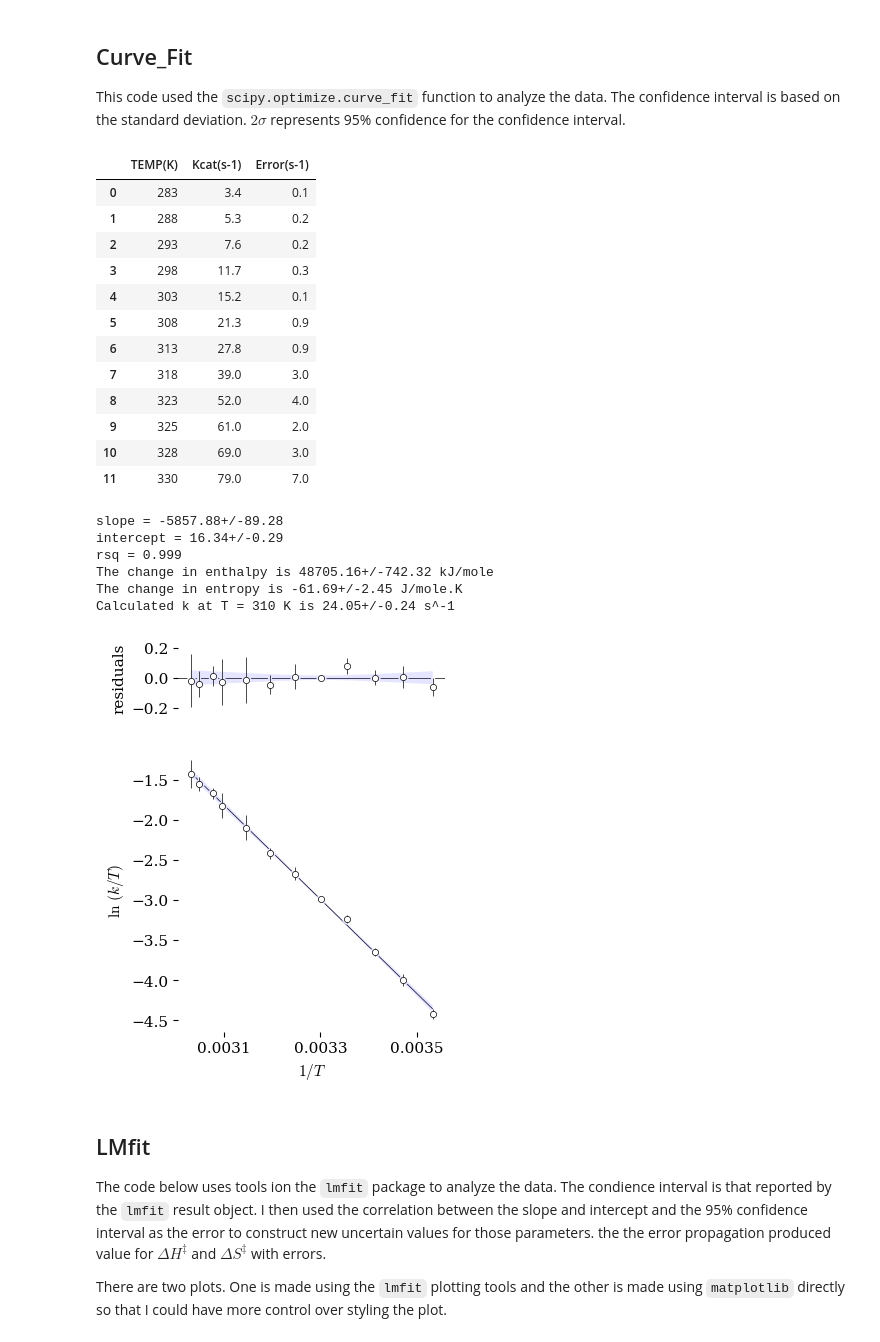
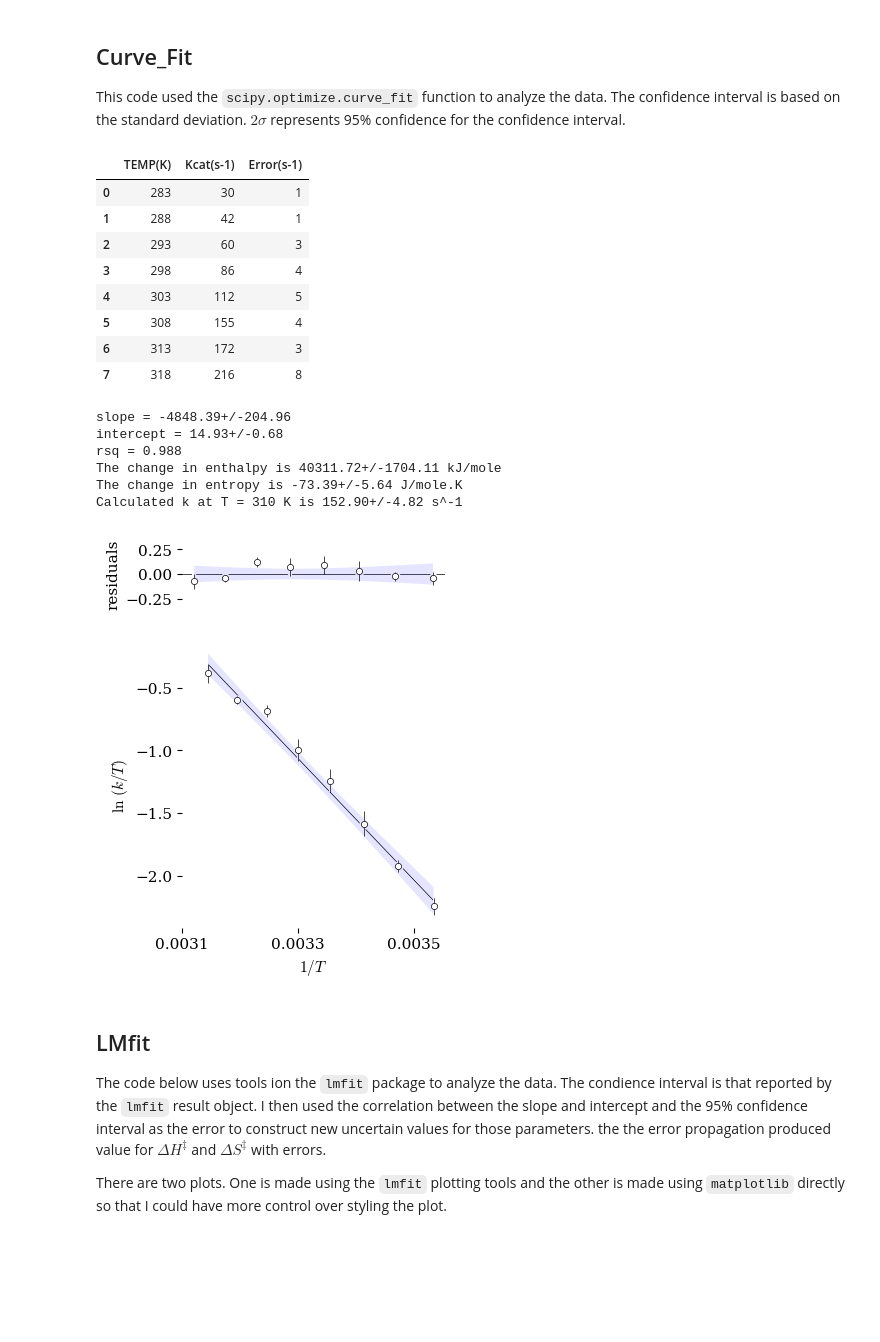
Before and after one commit to blinkletter/PythonPresentation, a Jupyter notebook: 03F_Final_Plots.ipynb, the cells around one changed output. Drawn from its saved outputs; the diff is of its cells as text; code cells hidden in the pictures; blank space fills up the shorter version.

```diff
--- a/03F_Final_Plots.ipynb
+++ b/03F_Final_Plots.ipynb
@@ -77,8 +82,8 @@ This code used the `scipy.optimize.curve_fit` function to analyze the data. The
 ######################
 
 datafile = "Eryingdata1.csv"   # change this file for new data
-#datafile = "Eryingdata2.csv"   # change this file for new data
-#datafile = "Eryingdata3.csv"   # change this file for new data
+datafile = "Eryingdata2.csv"   # change this file for new data
+datafile = "Eryingdata3.csv"   # change this file for new data
 #datafile = "Eryingdata4.csv"   # change this file for new data
 
 data = pd.read_csv(location_data+datafile,
@@ -233,52 +238,48 @@ ax[0].set(
        )
 ### White background Graphics
 ax[0].scatter(x, residuals, marker = "o", s = 40, color = "white", zorder = 1)
 ax[0].errorbar(x, residuals, yerr=y_err*sigma, xerr=None, fmt="None",
                ecolor="white", elinewidth=3, zorder=1)
 ### Data graphics
 ax[0].scatter(x, residuals, marker = "o", s = 20,
               color = "white", edgecolors = "black",
               linewidths=0.5, zorder = 3)
 ax[0].errorbar(x, residuals, yerr=y_err*sigma, xerr=None, fmt="None",
                ecolor="black", elinewidth=0.5, dash_capstyle="projecting",
              #  capsize=2, capthick=0.5,
                zorder=2)
 
 # make filled band
 ax[0].fill_between(x_0, unp.std_devs(best_fit_y) * sigma, -unp.std_devs(best_fit_y) * sigma,
                    facecolor="blue", alpha=0.1, zorder = 1,
                    linewidth = 0, label="confidence interval")
 
 ### Other elements
 ax[0].axhline(0, color='black', linewidth=0.5, zorder = 0)
 ax[0].set_xticks([])
 
 
 ### Output plot
 plt.tight_layout(pad=2, h_pad=None, w_pad=None, rect=None)
 plt.savefig("plots/3F-1.pdf")
 plt.show()
 # %% [output]
 |  | TEMP(K) | Kcat(s-1) | Error(s-1) |
-| 0 | 283 | 3.4 | 0.1 |
-| 1 | 288 | 5.3 | 0.2 |
-| 2 | 293 | 7.6 | 0.2 |
-| 3 | 298 | 11.7 | 0.3 |
-| 4 | 303 | 15.2 | 0.1 |
-| 5 | 308 | 21.3 | 0.9 |
-| 6 | 313 | 27.8 | 0.9 |
-| 7 | 318 | 39.0 | 3.0 |
-| 8 | 323 | 52.0 | 4.0 |
-| 9 | 325 | 61.0 | 2.0 |
-| 10 | 328 | 69.0 | 3.0 |
-| 11 | 330 | 79.0 | 7.0 |
+| 0 | 283 | 30 | 1 |
+| 1 | 288 | 42 | 1 |
+| 2 | 293 | 60 | 3 |
+| 3 | 298 | 86 | 4 |
+| 4 | 303 | 112 | 5 |
+| 5 | 308 | 155 | 4 |
+| 6 | 313 | 172 | 3 |
+| 7 | 318 | 216 | 8 |
-slope = -5857.88+/-89.28
-intercept = 16.34+/-0.29
-rsq = 0.999
-The change in enthalpy is 48705.16+/-742.32 kJ/mole
-The change in entropy is -61.69+/-2.45 J/mole.K
-Calculated k at T = 310 K is 24.05+/-0.24 s^-1
+slope = -4848.39+/-204.96
+intercept = 14.93+/-0.68
+rsq = 0.988
+The change in enthalpy is 40311.72+/-1704.11 kJ/mole
+The change in entropy is -73.39+/-5.64 J/mole.K
+Calculated k at T = 310 K is 152.90+/-4.82 s^-1
-[figure, old version]
+[figure, new version]
 # %% [markdown]
 ## LMfit
 
```
Also changed, not shown: parts of 5 cells of this notebook, 5 other files.
